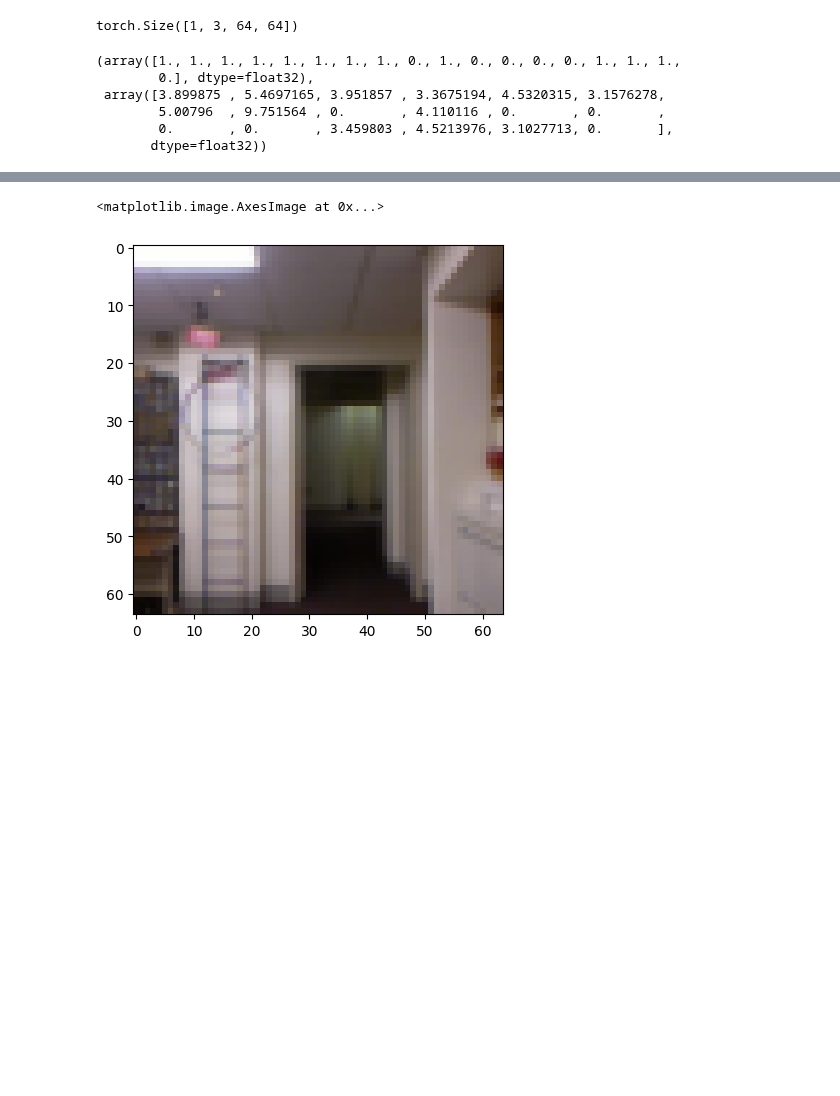
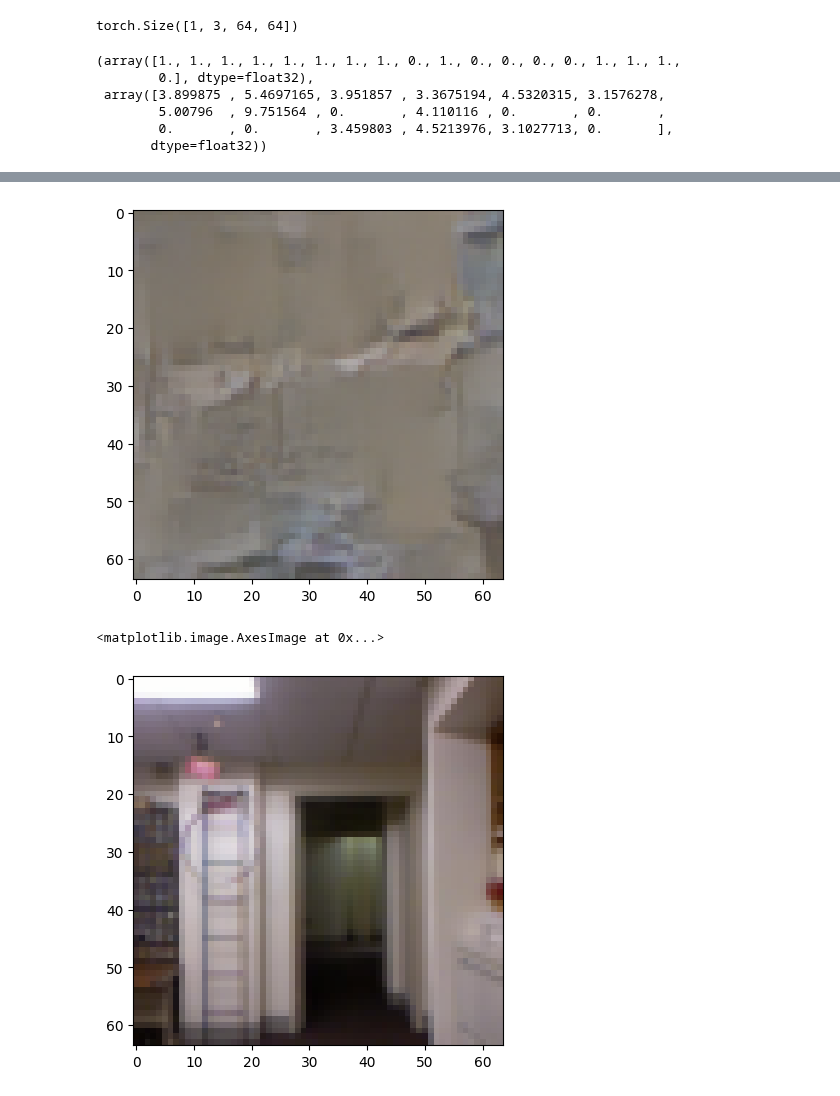
Before and after one commit to okaynils/fhnw-ds-vdl, a Jupyter notebook: notebook.ipynb, the cells around one changed output, grey strips where cells are left out. Cells and saved outputs as stored; diff of their text form; code cells hidden in the pictures; blank space fills up the shorter version.

```diff
--- a/notebook.ipynb
+++ b/notebook.ipynb
@@ -40,15 +40,3 @@ dataloader = DataLoader(dataset, batch_size=1, shuffle=True, num_workers=4)
 Dataset already exists, skipping download.
 # %%
 from data import split_dataset
-# %%
-import torch
-import matplotlib.pyplot as plt
-
-def unnormalize(img, mean, std):
-    mean = torch.tensor(mean).view(-1, 1, 1)  # Reshape to [C, 1, 1]
-    std = torch.tensor(std).view(-1, 1, 1)    # Reshape to [C, 1, 1]
-    img = std * img + mean
-    img = torch.clip(img, 0, 1)
-    return img
-
-dataset[0][4].shape
@@ -252,3 +221,10 @@ plt.show()
+# %%
+from data import unnormalize
+
+plt.imshow(unnormalize(sampled_images[0].cpu(),mean,std).permute(1, 2, 0))
+plt.show()
+# %% [output]
+[figure, added]
 # %%
 plt.imshow(unnormalize(train_dataset[1][0], mean, std).permute(1, 2, 0))
 # %% [output]
```
Also changed, not shown: parts of 7 cells of this notebook, 1 other file.
